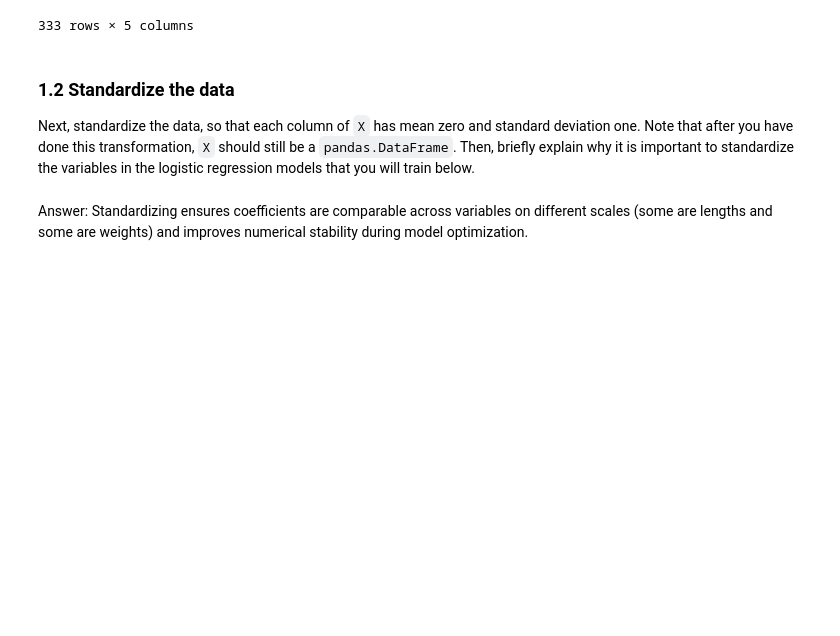
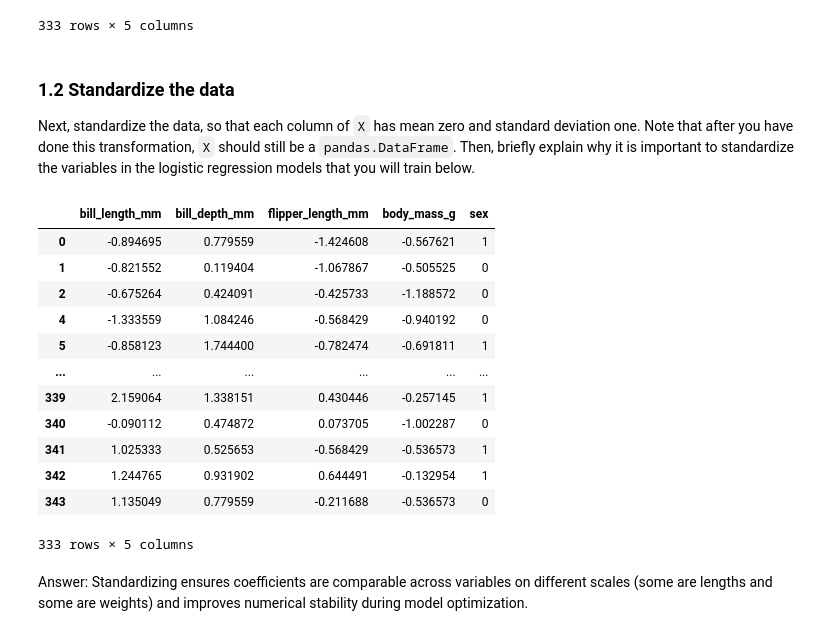
Before and after one commit to yaj0212/Introductory-Machine-Learning, a Jupyter notebook: assignments/assn2/assn2.ipynb, the cells around one changed output. Saved outputs shown, nothing was run; the diff lists cells and outputs as text; code cells hidden in the pictures; blank space fills up the shorter version.

```diff
--- a/assignments/assn2/assn2.ipynb
+++ b/assignments/assn2/assn2.ipynb
@@ -218,7 +218,23 @@ Next, standardize the data, so that each column of `X` has
 mean zero and standard deviation one. Note that after you have done this transformation, `X` should still be a `pandas.DataFrame`. Then, briefly explain why it is important to standardize the variables in the logistic regression models that you will train below.
 # %%
 # Your code here
-X = (X - X.mean()) / X.std()
+cols = ['bill_length_mm', 'bill_depth_mm', 'flipper_length_mm', 'body_mass_g']
+X[cols] = (X[cols] - X[cols].mean()) / X[cols].std()
+X
+# %% [output]
+|  | bill_length_mm | bill_depth_mm | flipper_length_mm | body_mass_g | sex |
+| 0 | -0.894695 | 0.779559 | -1.424608 | -0.567621 | 1 |
+| 1 | -0.821552 | 0.119404 | -1.067867 | -0.505525 | 0 |
+| 2 | -0.675264 | 0.424091 | -0.425733 | -1.188572 | 0 |
+| 4 | -1.333559 | 1.084246 | -0.568429 | -0.940192 | 0 |
+| 5 | -0.858123 | 1.744400 | -0.782474 | -0.691811 | 1 |
+| ... | ... | ... | ... | ... | ... |
+| 339 | 2.159064 | 1.338151 | 0.430446 | -0.257145 | 1 |
+| 340 | -0.090112 | 0.474872 | 0.073705 | -1.002287 | 0 |
+| 341 | 1.025333 | 0.525653 | -0.568429 | -0.536573 | 1 |
+| 342 | 1.244765 | 0.931902 | 0.644491 | -0.132954 | 1 |
+| 343 | 1.135049 | 0.779559 | -0.211688 | -0.536573 | 0 |
+333 rows × 5 columns
 # %% [markdown]
 Answer: Standardizing ensures coefficients are comparable across variables on different scales (some are lengths and some are weights) and improves numerical stability during model optimization.
 # %% [markdown]
```
Also changed, not shown: parts of 10 cells of this notebook.
